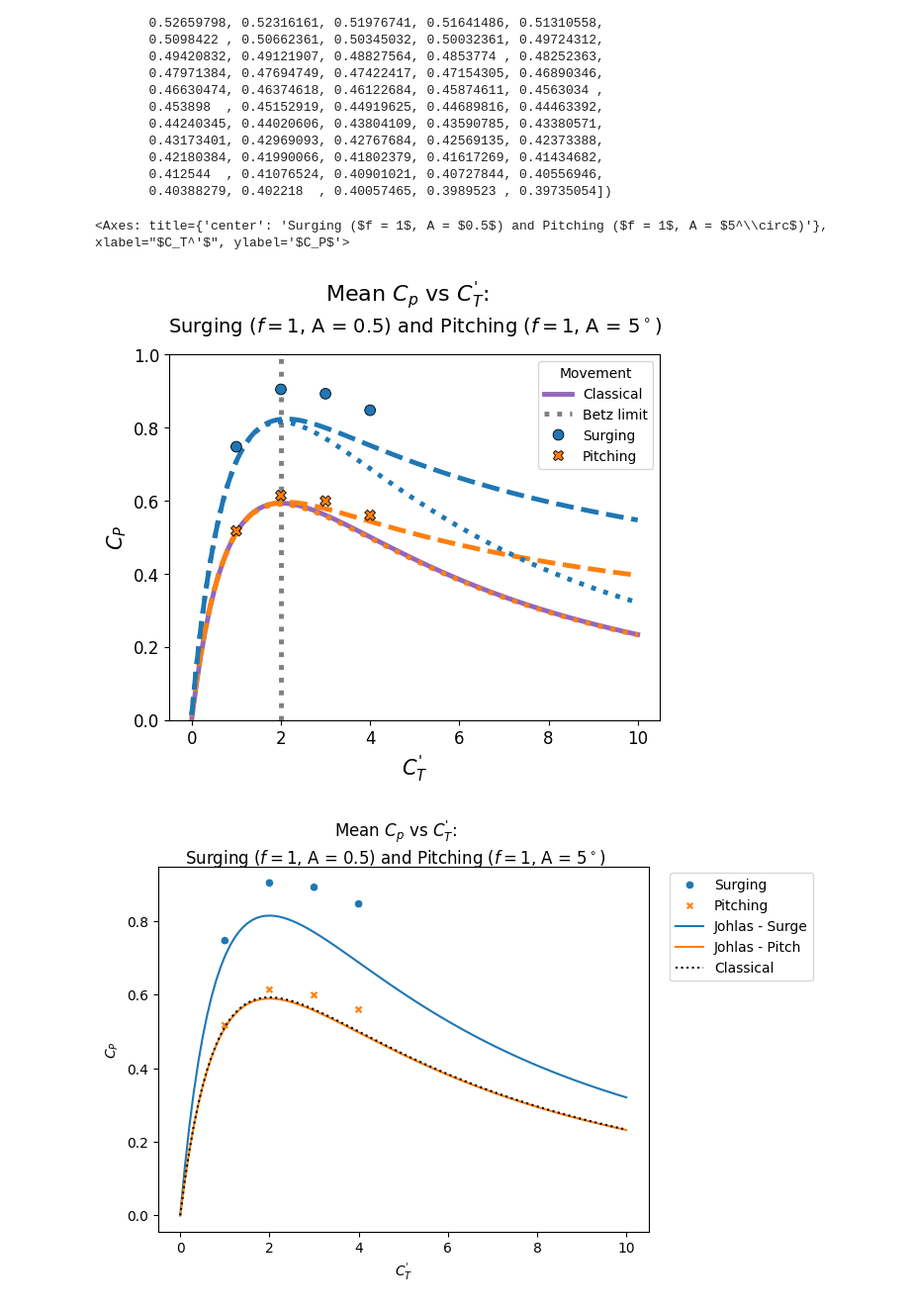
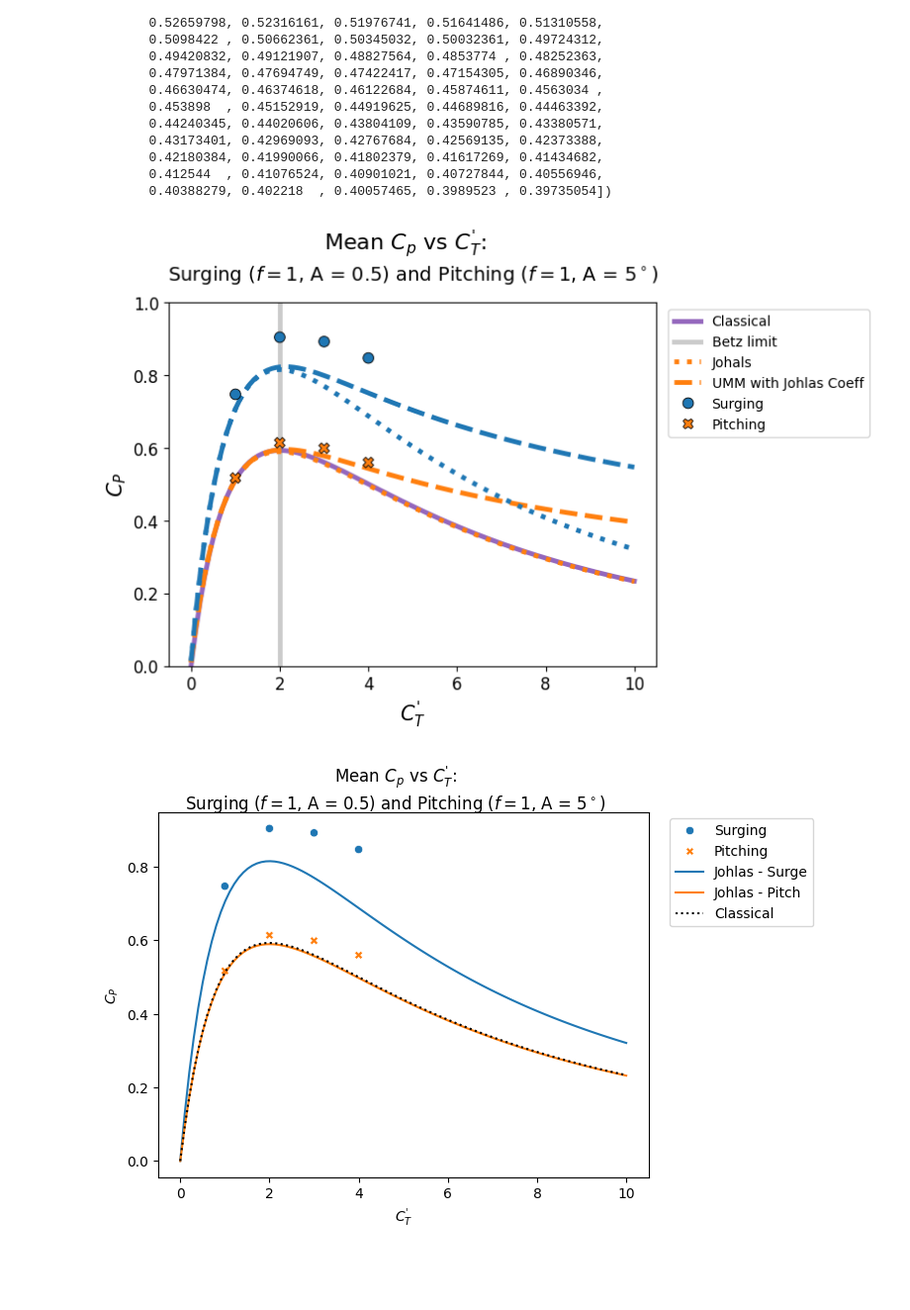
Before and after one commit to skygering/SimsPadeOps, a Jupyter notebook: analysis/movement_exploration.ipynb, the cells around one changed output. Shown at 99% size. Drawn from its saved outputs; the diff is of its cells as text; code cells hidden in the pictures; blank space fills up the shorter version.

```diff
--- a/analysis/movement_exploration.ipynb
+++ b/analysis/movement_exploration.ipynb
@@ -33,5 +29,5 @@ def natural_sort(l):
     alphanum_key = lambda key: [convert(c) for c in re.split('([0-9]+)', key)]
     return sorted(l, key=alphanum_key)
 
-df = pd.read_csv("/Users/sky/src/HowlandLab/data/initial_moving_analysis.csv")
+df = pd.read_csv("/Users/sky/src/HowlandLab/data/expanded_moving_analysis.csv")
 df = df.dropna()
@@ -38,4 +50,5 @@ df = df.dropna()
 # %%
+df = df.dropna()
 df['Movement'] = df.apply(lambda row: ("Stationary" if row.marker == "o" else ("Surging" if row.marker == "s" else "Pitching")), axis = 1)
 df = df[df.nx == 256]  # only keep 256 x 128 x 128 simulations
 df = df[df.filterFactor == 1.5]
@@ -47,8 +60,8 @@ df = df.drop_duplicates(subset = cols_to_keep, keep = 'last')
 max_motion_df = df[df["surge_freq"] == 1]
 max_motion_df = max_motion_df[(max_motion_df["surge_amplitude"] == 0.5) | (max_motion_df["pitch_amplitude"] == 5)]
 # %%
-def fix_legend(ax):
-    leg = ax.legend()
+def fix_legend(ax, title = ""):
+    leg = ax.legend(title = title, title_fontsize ='12')
     # leg.set_title("")
     plt.setp(leg.get_texts(), fontsize='12')
     bb = leg.get_bbox_to_anchor().transformed(ax.transAxes.inverted())
@@ -110,7 +123,7 @@ sns.lineplot(x = ctp_list, y = classical_cp, color = 'tab:purple', label = "Clas
 fix_legend(ax)
 plt.savefig("/Users/sky/Downloads/classical.png", dpi=300, bbox_inches = "tight")
 # 2
-ax.axvline(2, label = "Betz limit", color = 'tab:grey', linewidth = linewidth, linestyle =':')
+ax.axvline(2, label = "Betz limit", color = 'tab:grey', linewidth = linewidth, alpha = 0.4)
 fix_legend(ax)
 plt.savefig("/Users/sky/Downloads/betz.png", dpi=300, bbox_inches = "tight")
 
@@ -119,38 +132,44 @@ plt.savefig("/Users/sky/Downloads/betz.png", dpi=300, bbox_inches = "tight")
 # classical_pre_betz = classical_cp[0:21]
 # johlas_pitch_classical_pre_betz = johlas_pitch_classical[0:21]
 # johlas_surge_pre_betz = johlas_surge_classical[0:21]
 # les_pre_betz = max_motion_df[max_motion_df["CT_prime"] <= 2]
 # 3
 # sns.lineplot(x = ctp_pre_betz, y = johlas_pitch_classical_pre_betz, color = 'tab:orange', label = "Johlas pitch", linewidth = linewidth)
 # fix_legend(ax)
 # plt.savefig("/Users/sky/Downloads/johlas_pitch_classical_pre_betz.png", dpi=300, bbox_inches = "tight")
 # 4
 # sns.lineplot(x = ctp_pre_betz, y = johlas_surge_pre_betz, color = 'tab:blue', label = "Johlas surge", linewidth = linewidth)
 # fix_legend(ax)
 # plt.savefig("/Users/sky/Downloads/johlas_surge_pre_betz.png", dpi=300, bbox_inches = "tight")
 #5
 palette =['tab:blue', 'tab:orange']
 # sns.scatterplot(data = les_pre_betz, x = "CT_prime", y = "mean_Cp", hue = "Movement", style = "Movement", palette = palette, edgecolor = 'k', zorder = 5,  s=60)
 # fix_legend(ax)
 # plt.savefig("/Users/sky/Downloads/data_pre_betz.png", dpi=300, bbox_inches = "tight")
 
 # 6
-sns.lineplot(x = ctp_list, y = johlas_pitch_classical, color = 'tab:orange', linestyle = "dotted", linewidth = linewidth)
-sns.lineplot(x = ctp_list, y = johlas_pitch_umm, color = 'tab:orange', linestyle = "dashed", linewidth = linewidth)
+sns.lineplot(x = ctp_list, y = johlas_pitch_classical, color = 'tab:orange', linestyle = "dotted", linewidth = linewidth, label = "Johals")
+sns.lineplot(x = ctp_list, y = johlas_pitch_umm, color = 'tab:orange', linewidth = linewidth, linestyle = "dashed", label = "UMM with Johlas Coeff")
 # fix_legend(ax)
 # plt.savefig("/Users/sky/Downloads/johlas_pitch_post_betz.png", dpi=300, bbox_inches = "tight")
 # 7
 sns.lineplot(x = ctp_list, y = johlas_surge_classical, color = 'tab:blue', linestyle = "dotted", linewidth = linewidth)
-sns.lineplot(x = ctp_list, y = johlas_surge_umm, color = 'tab:blue', linestyle = "dashed", linewidth = linewidth)
+sns.lineplot(x = ctp_list, y = johlas_surge_umm, color = 'tab:blue', linewidth = linewidth, linestyle = "dashed")
 # fix_legend(ax)
 # plt.savefig("/Users/sky/Downloads/johlas_surge_post_betz.png", dpi=300, bbox_inches = "tight")
 # 8
 sns.scatterplot(data = max_motion_df, x = "CT_prime", y = "mean_Cp", hue = "Movement", style = "Movement", palette = palette, edgecolor = 'k', zorder = 5,  s=60)
 # fix_legend(ax)
 # plt.savefig("/Users/sky/Downloads/data_post_betz.png", dpi=300, bbox_inches = "tight")
+
+leg = ax.legend()
+bb = leg.get_bbox_to_anchor().transformed(ax.transAxes.inverted())
+xOffset = 0.45
+bb.x0 += xOffset
+bb.x1 += xOffset
+leg = leg.set_bbox_to_anchor(bb, transform = ax.transAxes)
 # %% [output]
-<Axes: title={'center': 'Surging ($f = 1$, A = $0.5$) and Pitching ($f = 1$, A = $5^\\circ$)'}, xlabel="$C_T^'$", ylabel='$C_P$'>
-[figure, old version]
+[figure, new version]
 # %%
 fig, ax = plt.subplots(1, 1)
 fig.suptitle("Mean $C_p$ vs $C_T^'$:\nSurging ($f = 1$, A = $0.5$) and Pitching ($f = 1$, A = $5^\circ$)")
```
Also changed, not shown: parts of 9 cells of this notebook, 1 other file.
